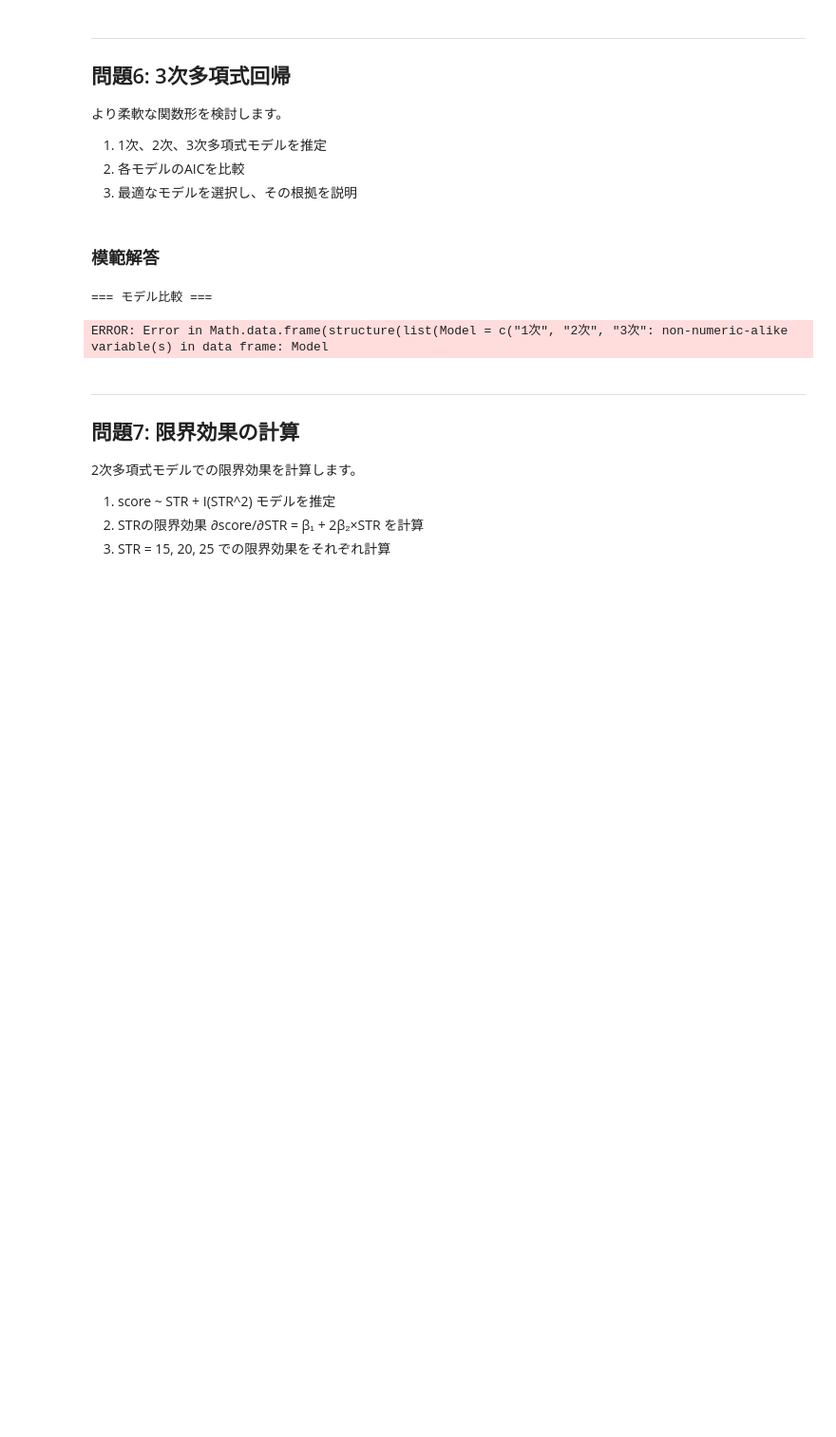
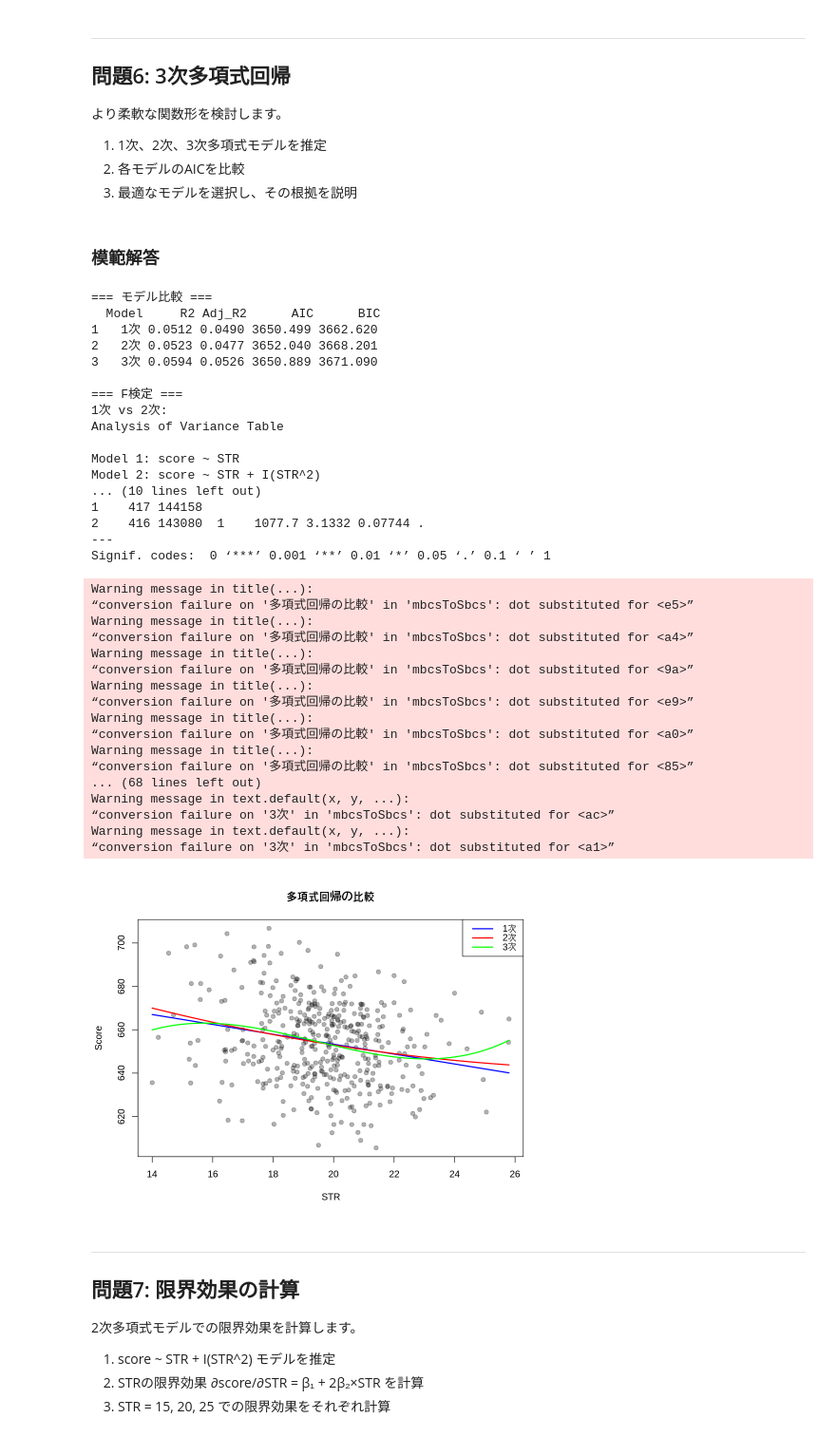
Before and after one commit to kkawailab/intro-econometrics-with-r, a Jupyter notebook: exercises/chapter08_nonlinear_regression.ipynb, the cells around one changed output. Shown at 95% size. Saved outputs shown, nothing was run; the diff lists cells and outputs as text; code cells hidden in the pictures; blank space fills up the shorter version.

```diff
--- a/exercises/chapter08_nonlinear_regression.ipynb
+++ b/exercises/chapter08_nonlinear_regression.ipynb
@@ -452,37 +452,71 @@ model_1 <- lm(score ~ STR, data = CASchools)
 model_2 <- lm(score ~ STR + I(STR^2), data = CASchools)
 model_3 <- lm(score ~ STR + I(STR^2) + I(STR^3), data = CASchools)
 
 # 2. モデル比較
-cat("=== モデル比較 ===", "\n")
+cat("=== モデル比較 ===\n")
 comparison <- data.frame(
   Model = c("1次", "2次", "3次"),
   R2 = c(summary(model_1)$r.squared, summary(model_2)$r.squared,
          summary(model_3)$r.squared),
   Adj_R2 = c(summary(model_1)$adj.r.squared, summary(model_2)$adj.r.squared,
              summary(model_3)$adj.r.squared),
   AIC = c(AIC(model_1), AIC(model_2), AIC(model_3)),
   BIC = c(BIC(model_1), BIC(model_2), BIC(model_3))
 )
-print(round(comparison, 4))
+comparison[, -1] <- round(comparison[, -1], 4)
+print(comparison)
 
 # F検定による比較
-cat("\n=== F検定 ===", "\n")
+cat("\n=== F検定 ===\n")
 cat("1次 vs 2次:\n")
 print(anova(model_1, model_2))
 cat("\n2次 vs 3次:\n")
 print(anova(model_2, model_3))
 
 # 3. 視覚化
 STR_range <- seq(min(CASchools$STR), max(CASchools$STR), length.out = 100)
 plot(CASchools$STR, CASchools$score, pch = 19, col = rgb(0, 0, 0, 0.3),
      main = "多項式回帰の比較", xlab = "STR", ylab = "Score")
 lines(STR_range, predict(model_1, data.frame(STR = STR_range)), col = "blue", lwd = 2)
 lines(STR_range, predict(model_2, data.frame(STR = STR_range)), col = "red", lwd = 2)
 lines(STR_range, predict(model_3, data.frame(STR = STR_range)), col = "green", lwd = 2)
 legend("topright", legend = c("1次", "2次", "3次"), col = c("blue", "red", "green"), lwd = 2)
 # %% [output]
 === モデル比較 ===
+  Model     R2 Adj_R2      AIC      BIC
+1   1次 0.0512 0.0490 3650.499 3662.620
+2   2次 0.0523 0.0477 3652.040 3668.201
+3   3次 0.0594 0.0526 3650.889 3671.090
+
+=== F検定 ===
+1次 vs 2次:
+Analysis of Variance Table
+
+Model 1: score ~ STR
+Model 2: score ~ STR + I(STR^2)
+... (10 lines left out)
+1    417 144158
+2    416 143080  1    1077.7 3.1332 0.07744 .
+---
+Signif. codes:  0 ‘***’ 0.001 ‘**’ 0.01 ‘*’ 0.05 ‘.’ 0.1 ‘ ’ 1
-ERROR: Error in Math.data.frame(structure(list(Model = c("1次", "2次", "3次": non-numeric-alike variable(s) in data frame: Model
+Warning message in title(...):
+“conversion failure on '多項式回帰の比較' in 'mbcsToSbcs': dot substituted for <e5>”
+Warning message in title(...):
+“conversion failure on '多項式回帰の比較' in 'mbcsToSbcs': dot substituted for <a4>”
+Warning message in title(...):
+“conversion failure on '多項式回帰の比較' in 'mbcsToSbcs': dot substituted for <9a>”
+Warning message in title(...):
+“conversion failure on '多項式回帰の比較' in 'mbcsToSbcs': dot substituted for <e9>”
+Warning message in title(...):
+“conversion failure on '多項式回帰の比較' in 'mbcsToSbcs': dot substituted for <a0>”
+Warning message in title(...):
+“conversion failure on '多項式回帰の比較' in 'mbcsToSbcs': dot substituted for <85>”
+... (68 lines left out)
+Warning message in text.default(x, y, ...):
+“conversion failure on '3次' in 'mbcsToSbcs': dot substituted for <ac>”
+Warning message in text.default(x, y, ...):
+“conversion failure on '3次' in 'mbcsToSbcs': dot substituted for <a1>”
+[figure, added]
 # %% [markdown]
 ---
 ## 問題7: 限界効果の計算
```
Also changed, not shown: parts of 8 cells of this notebook, 15 other files.
